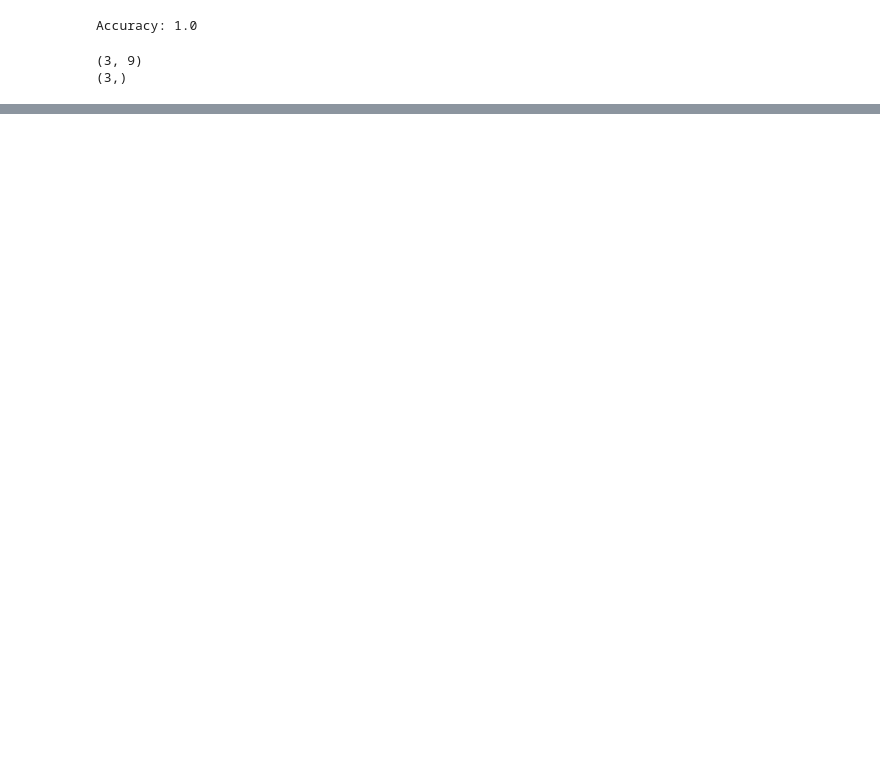
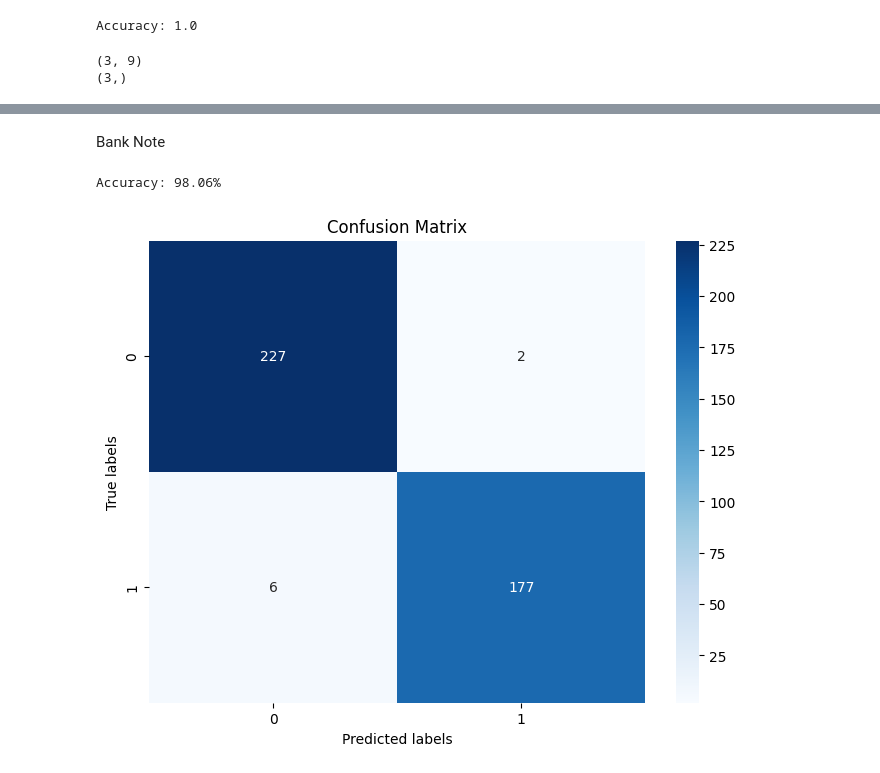
Before and after one commit to Raghavkapil/102267004_ML_CS9, a Jupyter notebook: ML24_25_Assignment5.ipynb, the cells around one changed output, grey strips where cells are left out. Drawn from its saved outputs; the diff is of its cells as text; code cells hidden in the pictures; blank space fills up the shorter version.

```diff
--- a/ML24_25_Assignment5.ipynb
+++ b/ML24_25_Assignment5.ipynb
@@ -205,0 +189,34 @@ ValueError: Classification metrics can't handle a mix of multilabel-indicator an
+# %% [markdown]
+Bank Note
+# %%
+url = 'https://drive.google.com/uc?id=12r4j7yjGC4s_TigKEHyISSY1NSPzF3eX'  # Direct download link
+data = pd.read_csv(url)
+
+data.columns = ['Variance', 'Skewness', 'Curtosis', 'Entropy', 'Class']
+
+# Split data into features (X) and labels (y)
+X = data[['Variance', 'Skewness', 'Curtosis', 'Entropy']]
+y = data['Class']
+
+X_train, X_test, y_train, y_test = train_test_split(X, y, test_size=0.3, random_state=42)
+
+clf = DecisionTreeClassifier(criterion='gini', random_state=42)  # CART uses 'gini' by default
+clf.fit(X_train, y_train)
+
+y_pred = clf.predict(X_test)
+
+
+accuracy = accuracy_score(y_test, y_pred)
+print(f"Accuracy: {accuracy * 100:.2f}%")
+
+conf_matrix = confusion_matrix(y_test, y_pred)
+
+plt.figure(figsize=(8,6))
+sns.heatmap(conf_matrix, annot=True, cmap='Blues', fmt='g', xticklabels=[0, 1], yticklabels=[0, 1])
+plt.title('Confusion Matrix')
+plt.xlabel('Predicted labels')
+plt.ylabel('True labels')
+plt.show()
+# %% [output]
+Accuracy: 98.06%
+[figure, added]
```
Also changed, not shown: parts of 5 cells of this notebook, 1 other file.
